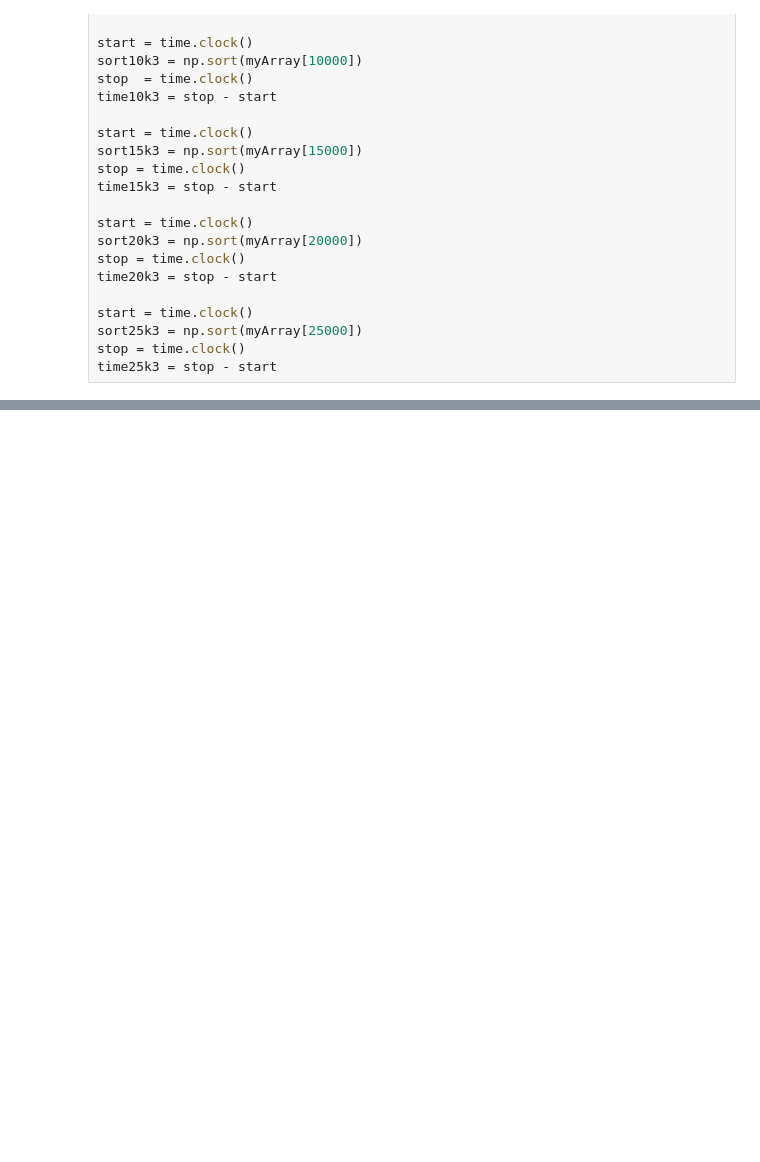
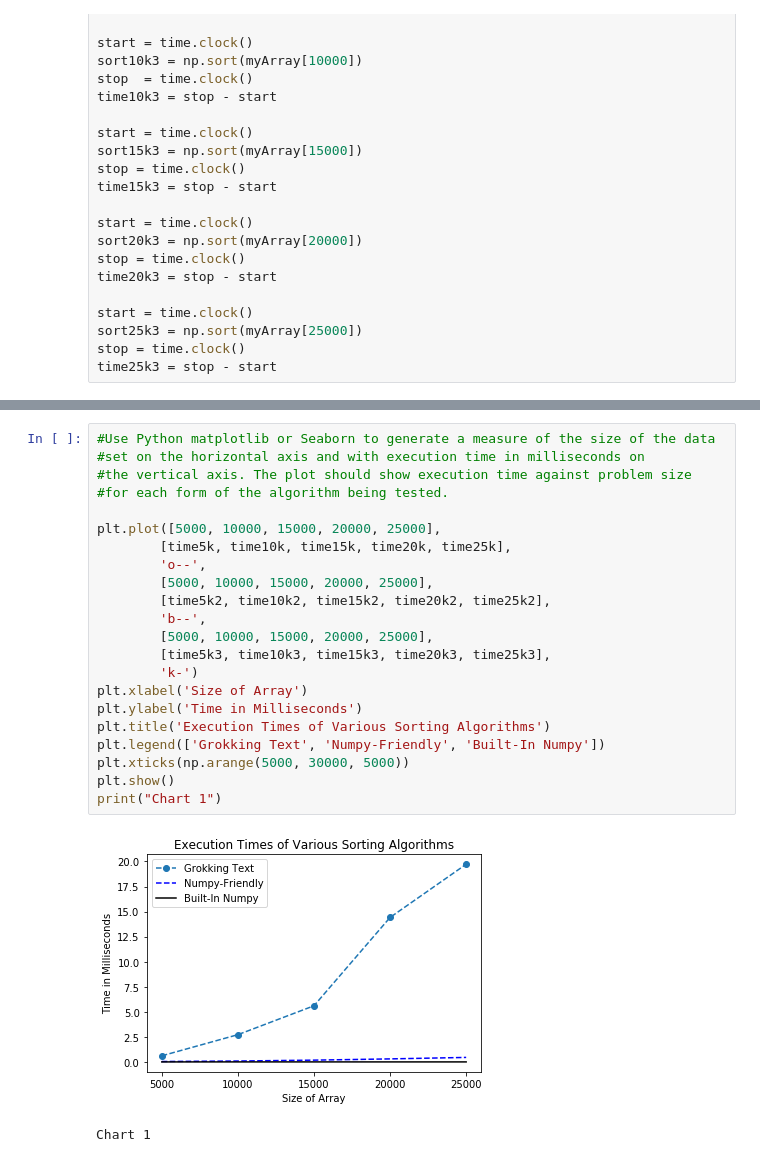
Before and after one commit to jacobkreider/msds432, a Jupyter notebook: Kreider Jacob Mini Programming Assignment 2 MSDS 432.ipynb, the cells around one changed output, grey strips where cells are left out. Drawn from its saved outputs; the diff is of its cells as text; blank space fills up the shorter version.

```diff
--- a/Kreider Jacob Mini Programming Assignment 2 MSDS 432.ipynb
+++ b/Kreider Jacob Mini Programming Assignment 2 MSDS 432.ipynb
@@ -148 +168,26 @@ timeTable
+# %%
+#Use Python matplotlib or Seaborn to generate a measure of the size of the data
+#set on the horizontal axis and with execution time in milliseconds on
+#the vertical axis. The plot should show execution time against problem size
+#for each form of the algorithm being tested.
+
+plt.plot([5000, 10000, 15000, 20000, 25000],
+        [time5k, time10k, time15k, time20k, time25k],
+        'o--',
+        [5000, 10000, 15000, 20000, 25000],
+        [time5k2, time10k2, time15k2, time20k2, time25k2],
+        'b--',
+        [5000, 10000, 15000, 20000, 25000],
+        [time5k3, time10k3, time15k3, time20k3, time25k3],
+        'k-')
+plt.xlabel('Size of Array')
+plt.ylabel('Time in Milliseconds')
+plt.title('Execution Times of Various Sorting Algorithms')
+plt.legend(['Grokking Text', 'Numpy-Friendly', 'Built-In Numpy'])
+plt.xticks(np.arange(5000, 30000, 5000))
+plt.show()
+print("Chart 1")
+# %% [output]
+[figure, added]
+Chart 1
 # %%
```
Also changed, not shown: parts of 7 cells of this notebook.
